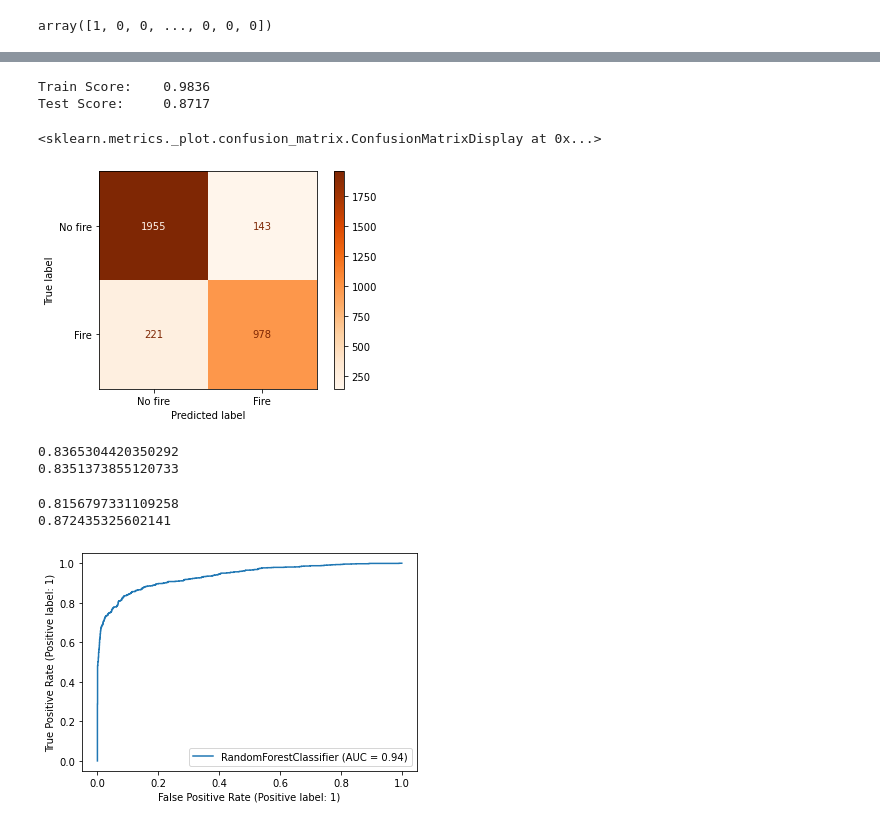
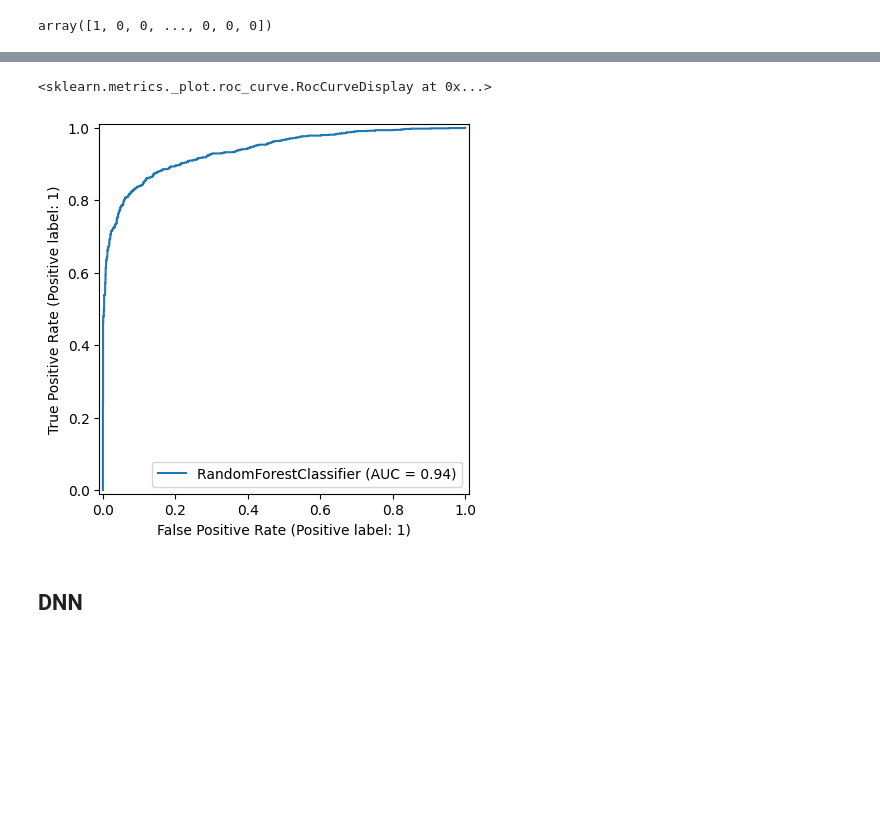
Before and after one commit to yehdanny/sideproject___wildfire-prediction, a Jupyter notebook: 05-model-classification-FINAL.ipynb, the cells around one changed output, grey strips where cells are left out. Cells and saved outputs as stored; diff of their text form; code cells hidden in the pictures; blank space fills up the shorter version.

```diff
--- a/05-model-classification-FINAL.ipynb
+++ b/05-model-classification-FINAL.ipynb
@@ -120,0 +130,10 @@ log_reg.score(X_test, y_test)
+# %%
+from sklearn.linear_model import LogisticRegression
+
+# 方法四：使用 class_weight='balanced'
+log_reg = LogisticRegression(max_iter=1000, class_weight='balanced')
+log_reg.fit(X_train, y_train)
+
+# 檢查訓練與測試分數
+print("Train score:", log_reg.score(X_train, y_train))
+print("Test score:", log_reg.score(X_test, y_test))
@@ -163,6 +265,28 @@ knn.score(X_test_sc, y_test)
 # %%
-rf = RandomForestClassifier(n_estimators=150, max_depth=15)
+#Random Forest 隨機森林
+
+#Train Accuracy: 0.9837472370302951
+#Test Accuracy: 0.8823172581134364
+
+rf = RandomForestClassifier(n_estimators=150, max_depth=15, class_weight='balanced')
 rf.fit(X_train, y_train)
-print(rf.score(X_train, y_train))
-rf.score(X_test, y_test)
+
+# 預測
+y_pred_rf = rf.predict(X_test)
+
+# 準確率
+print("Train Accuracy:", rf.score(X_train, y_train))
+print("Test Accuracy:", rf.score(X_test, y_test))
+
+# 混淆矩陣
+cm3 = confusion_matrix(y_test, y_pred_rf)
+sns.heatmap(cm3, annot=True, fmt='d', cmap='Oranges', xticklabels=[0,1], yticklabels=[0,1])
+plt.xlabel("Predicted")
+plt.ylabel("Actual")
+plt.title("Random Forest Confusion Matrix")
+plt.show()
+
+# classification report
+print("Classification Report:\n")
+print(classification_report(y_test, y_pred_rf, digits=4))
 # %% [output]
@@ -248,12 +357,0 @@ VotingClassifier(estimators=[('knn_pipe',
-# %%
-print(f"Train Score:\t{vote.score(X_train, y_train):.4f}")
-print(f"Test Score:\t{vote.score(X_test, y_test):.4f}")
-# %% [output]
-Train Score:    0.9836
-Test Score:     0.8717
-# %%
-tn, fp, fn, tp = metrics.confusion_matrix(y_test, vote.predict(X_test)).ravel()
-metrics.plot_confusion_matrix(vote, X_test, y_test, cmap='Oranges', display_labels=['No fire', 'Fire']);
-# %% [output]
-<sklearn.metrics._plot.confusion_matrix.ConfusionMatrixDisplay at 0x...>
-[figure, removed]
@@ -262,21 +358,11 @@ vote_preds = vote.predict(X_test)
-# %%
-metrics.roc_auc_score(y_test, rf_preds)
-print(metrics.recall_score(y_test, rf_preds))
-print(metrics.precision_score(y_test, rf_preds))
-# %% [output]
-0.8365304420350292
-0.8351373855120733
-# %%
-metrics.roc_auc_score(y_test, vote_preds)
-print(metrics.recall_score(y_test, vote_preds))
-print(metrics.precision_score(y_test, vote_preds))
-# %% [output]
-0.8156797331109258
-0.872435325602141
 # %%
-metrics.plot_roc_curve(rf, X_test, y_test);
+from sklearn.metrics import RocCurveDisplay
+RocCurveDisplay.from_estimator(rf, X_test, y_test)
 # %% [output]
+<sklearn.metrics._plot.roc_curve.RocCurveDisplay at 0x...>
-[figure, old version]
+[figure, new version]
+# %% [markdown]
+## DNN
 # %%
 n_input = X_train.shape[1]
 
```
Also changed, not shown: parts of 37 cells of this notebook, 3 other files.
